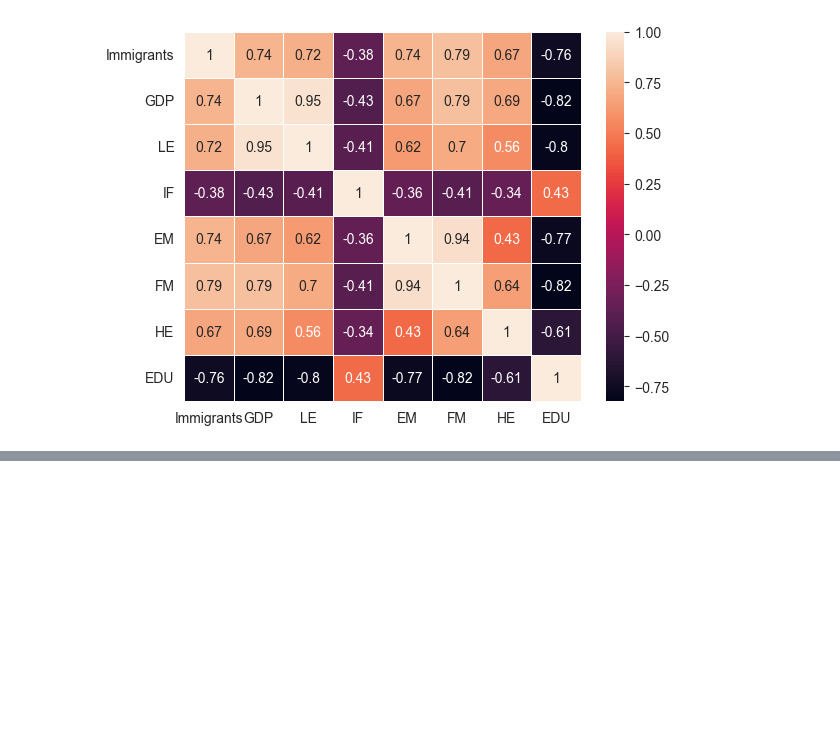
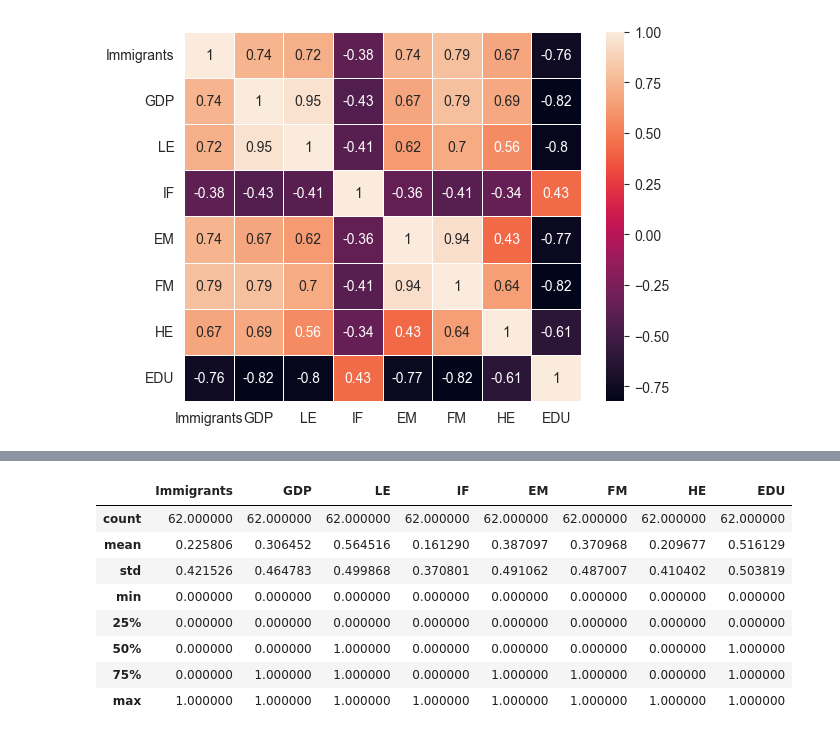
Before and after one commit to Hongwei-Z/CanadianImmigrationStudy, a Jupyter notebook: Main.ipynb, the cells around one changed output, grey strips where cells are left out. Saved outputs shown, nothing was run; the diff lists cells and outputs as text; code cells hidden in the pictures; blank space fills up the shorter version.

```diff
--- a/Main.ipynb
+++ b/Main.ipynb
@@ -508,0 +536,12 @@ print(tree.export_text(dec))
+# %%
+dataset_string.describe()
+# %% [output]
+|  | Immigrants | GDP | LE | IF | EM | FM | HE | EDU |
+| count | 62.000000 | 62.000000 | 62.000000 | 62.000000 | 62.000000 | 62.000000 | 62.000000 | 62.000000 |
+| mean | 0.225806 | 0.306452 | 0.564516 | 0.161290 | 0.387097 | 0.370968 | 0.209677 | 0.516129 |
+| std | 0.421526 | 0.464783 | 0.499868 | 0.370801 | 0.491062 | 0.487007 | 0.410402 | 0.503819 |
+| min | 0.000000 | 0.000000 | 0.000000 | 0.000000 | 0.000000 | 0.000000 | 0.000000 | 0.000000 |
+| 25% | 0.000000 | 0.000000 | 0.000000 | 0.000000 | 0.000000 | 0.000000 | 0.000000 | 0.000000 |
+| 50% | 0.000000 | 0.000000 | 1.000000 | 0.000000 | 0.000000 | 0.000000 | 0.000000 | 1.000000 |
+| 75% | 0.000000 | 1.000000 | 1.000000 | 0.000000 | 1.000000 | 1.000000 | 0.000000 | 1.000000 |
+| max | 1.000000 | 1.000000 | 1.000000 | 1.000000 | 1.000000 | 1.000000 | 1.000000 | 1.000000 |
```
Also changed, not shown: parts of 9 cells of this notebook.
